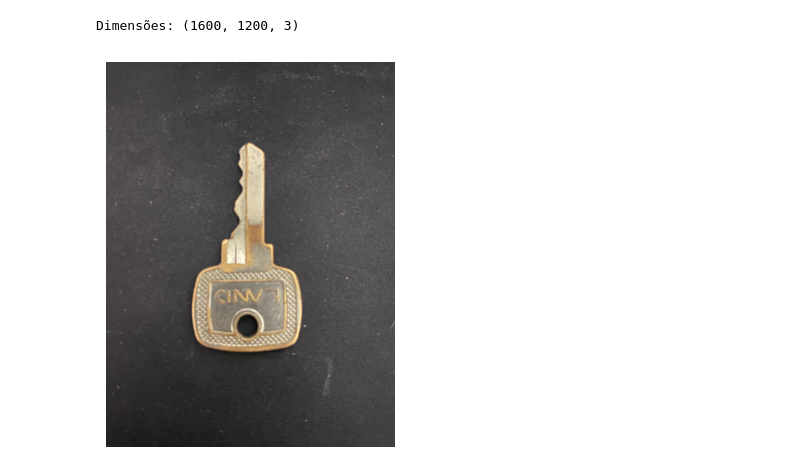
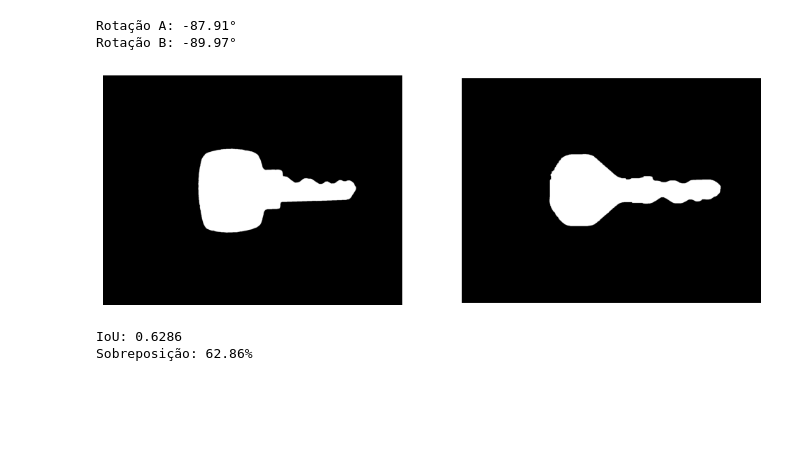
Before and after one commit to orleoncio/Segmentacao-de-chaves, a Jupyter notebook: notebooks/comparacao.ipynb, the cells around one changed output. Drawn from its saved outputs; the diff is of its cells as text; code cells hidden in the pictures; blank space fills up the shorter version.

```diff
--- a/notebooks/comparacao.ipynb
+++ b/notebooks/comparacao.ipynb
@@ -20,23 +0,0 @@ Note: you may need to restart the kernel to use updated packages.
-# %%
-import cv2
-import numpy as np
-import matplotlib.pyplot as plt
-
-imagem = cv2.imread("../imagens/PD 442.jpeg")
-
-if imagem is None:
-    raise FileNotFoundError("Imagem não encontrada")
-
-imagem_rgb = cv2.cvtColor(
-    imagem,
-    cv2.COLOR_BGR2RGB
-)
-
-plt.figure(figsize=(10, 5))
-plt.imshow(imagem_rgb)
-plt.axis("off")
-
-print("Dimensões:", imagem.shape)
-# %% [output]
-Dimensões: (1600, 1200, 3)
-[figure, removed]
@@ -42,0 +79,4 @@ Dimensões: (1600, 1200, 3)
+# %%
+imagem_b, mascara_b, contorno_b = processar_chave(
+    "../imagens/Stam 1500.jpeg"
+)
@@ -42,0 +136,20 @@ Dimensões: (1600, 1200, 3)
+# %%
+rot_a, angulo_a = rotacionar_chave(mascara_a)
+rot_b, angulo_b = rotacionar_chave(mascara_b)
+
+print(f"Rotação A: {angulo_a:.2f}°")
+print(f"Rotação B: {angulo_b:.2f}°")
+
+fig, axes = plt.subplots(1, 2, figsize=(12, 5))
+
+axes[0].imshow(rot_a, cmap="gray")
+axes[1].imshow(rot_b, cmap="gray")
+
+for ax in axes:
+    ax.axis("off")
+
+plt.show()
+# %% [output]
+Rotação A: -87.91°
+Rotação B: -89.97°
+[figure, added]
@@ -42,0 +200,24 @@ Dimensões: (1600, 1200, 3)
+# %%
+def calcular_iou(mascara_a, mascara_b):
+    a = mascara_a > 0
+    b = mascara_b > 0
+
+    intersecao = np.logical_and(a, b)
+    uniao = np.logical_or(a, b)
+
+    total_intersecao = np.sum(intersecao)
+    total_uniao = np.sum(uniao)
+
+    if total_uniao == 0:
+        raise ValueError("As máscaras estão vazias")
+
+    return total_intersecao / total_uniao
+
+
+iou = calcular_iou(normal_a, normal_b)
+
+print(f"IoU: {iou:.4f}")
+print(f"Sobreposição: {iou * 100:.2f}%")
+# %% [output]
+IoU: 0.6286
+Sobreposição: 62.86%
```
Also changed, not shown: parts of 22 cells of this notebook, 5 other files.
